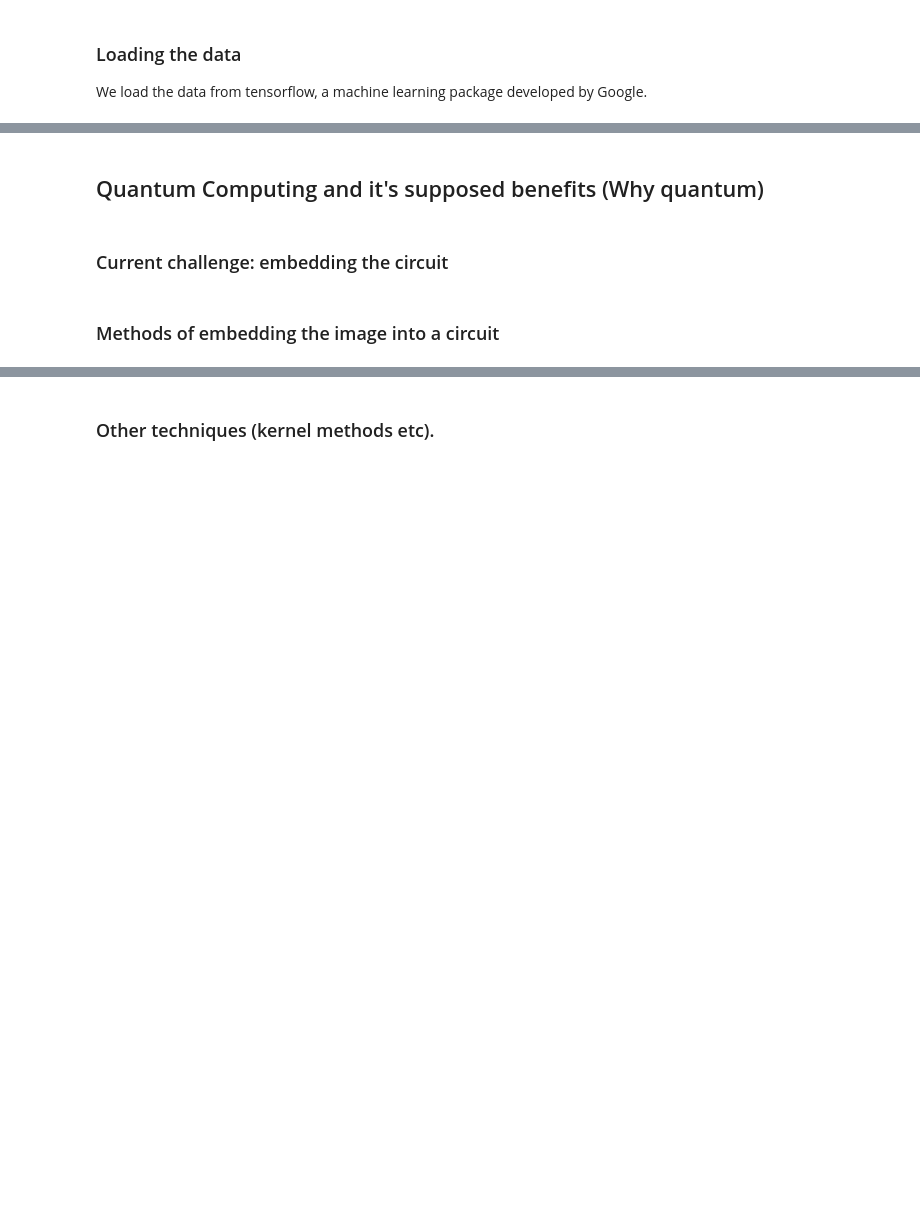
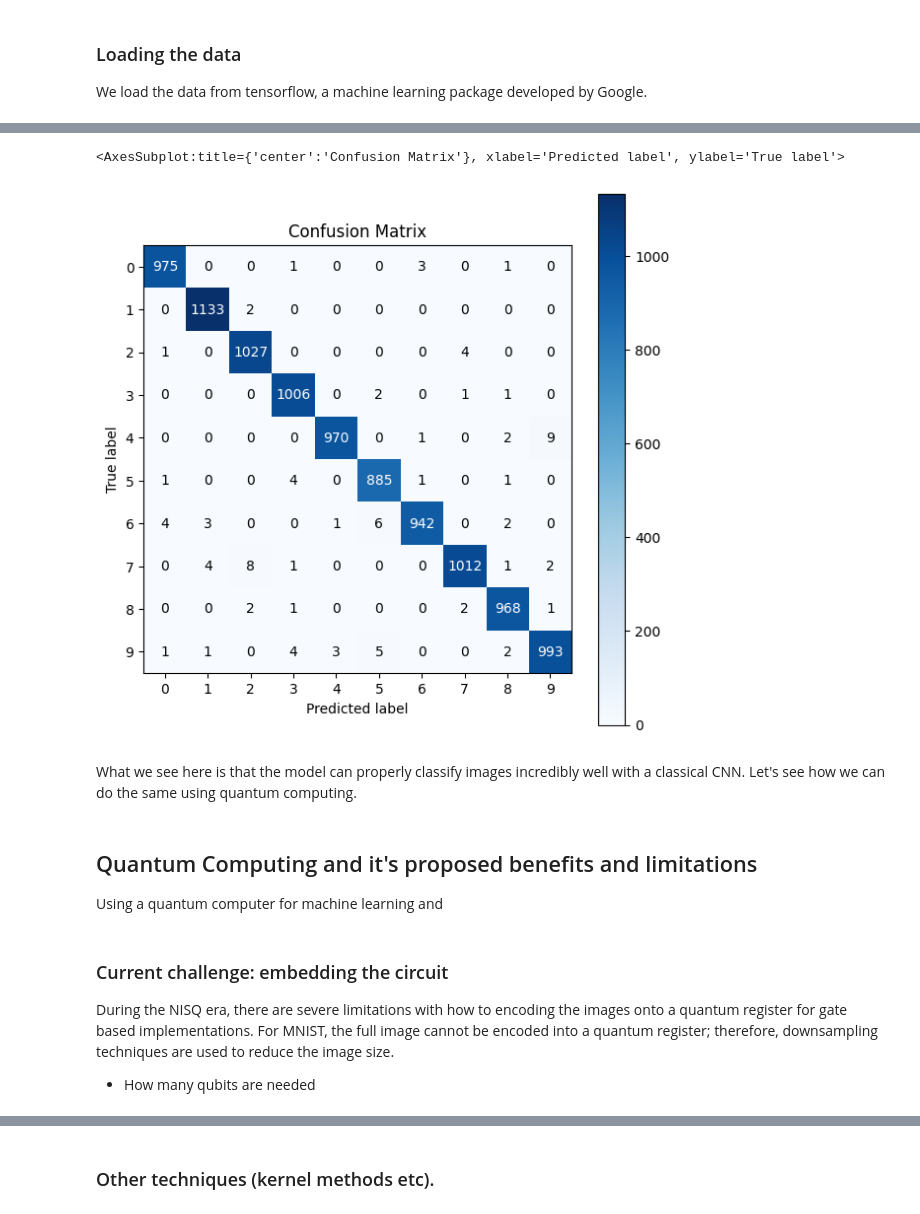
Before and after one commit to rryoung98/qml_embedding, a Jupyter notebook: embedding_presentation.ipynb, the cells around one changed output, grey strips where cells are left out. Cells and saved outputs as stored; diff of their text form; code cells hidden in the pictures; blank space fills up the shorter version.

Commit message:
update embedding presentation
further updates with tensorboard and classical model

```diff
--- a/embedding_presentation.ipynb
+++ b/embedding_presentation.ipynb
@@ -114,0 +144,19 @@ y_test_onehot = tf.one_hot(y_test,10)
+# %%
+# Tensorboard callback
+%load_ext tensorboard
+
+# Specify Folders
+current_time = str(datetime.datetime.now().strftime("%Y%m%d-%H%M%S"))
+train_log_dir = 'logs/tensorboard/' + current_time
+test_log_dir = 'logs/tensorboard/test/' + current_time
+path_for_checkpoint_callback = 'logs/summary/'+current_time
+
+# Create callback
+tensorboard_callback = tf.keras.callbacks.TensorBoard(
+                log_dir=train_log_dir, histogram_freq=1, profile_batch=3
+            )
+
+# Model Checkpoint callback
+model_ckpt =  tf.keras.callbacks.ModelCheckpoint(
+                path_for_checkpoint_callback, save_weights_only=True
+            )
@@ -116,7 +170,7 @@ y_test_onehot = tf.one_hot(y_test,10)
 def create_classical_model():
     # A simple model based off LeNet from https://keras.io/examples/mnist_cnn/
     model = tf.keras.Sequential()
-    model.add(tf.keras.layers.Conv2D(32, [3, 3], activation='relu', input_shape=(28,28,10)))
+    model.add(tf.keras.layers.Conv2D(32, [3, 3], activation='relu', input_shape=(28,28,1)))
     model.add(tf.keras.layers.Conv2D(64, [3, 3], activation='relu'))
     model.add(tf.keras.layers.MaxPooling2D(pool_size=(2, 2)))
     model.add(tf.keras.layers.Dropout(0.25))
@@ -153,11 +207,12 @@ Non-trainable params: 0
 _________________________________________________________________
 # %%
 model.fit(x_train,
-          y_train,
+          y_train_onehot,
           batch_size=128,
           epochs=10,
           verbose=1,
-          validation_data=(x_test[:1000], y_test_onehot[:1000]))
+          validation_data=(x_test[:1000], y_test_onehot[:1000]),
+          callbacks=[tensorboard_callback,model_ckpt])
 
 cnn_results = model.evaluate(x_test, y_test_onehot)
 # %% [output]
@@ -172,0 +260,4 @@ ValueError: in user code:
+# %%
+y_pred = model.predict(x_test)
+y_pred = np.argmax(y_pred, axis=1)
+print(y_pred, y_test)
@@ -173,6 +267,16 @@ ValueError: in user code:
+# %%
+fig, ax = plt.subplots(figsize=(7,7))
+plot_confusion_matrix(y_test, y_pred, ax=ax)
+# %% [output]
+<AxesSubplot:title={'center':'Confusion Matrix'}, xlabel='Predicted label', ylabel='True label'>
+[figure, added]
+# %% [markdown]
+What we see here is that the model can properly classify images incredibly well with a classical CNN. Let's see how we can do the same using quantum computing.
 # %% [markdown]
-## Quantum Computing and it's supposed benefits (Why quantum)
+## Quantum Computing and it's proposed benefits and limitations
+Using a quantum computer for machine learning and
 # %% [markdown]
 ### Current challenge: embedding the circuit
+During the NISQ era, there are severe limitations with how to encoding the images onto a quantum register for gate based implementations. For MNIST, the full image cannot be encoded into a quantum register; therefore, downsampling techniques are used to reduce the image size.
+
+- How many qubits are needed
-# %% [markdown]
-### Methods of embedding the image into a circuit
```
Also changed, not shown: parts of 24 cells of this notebook, 8 other files.
